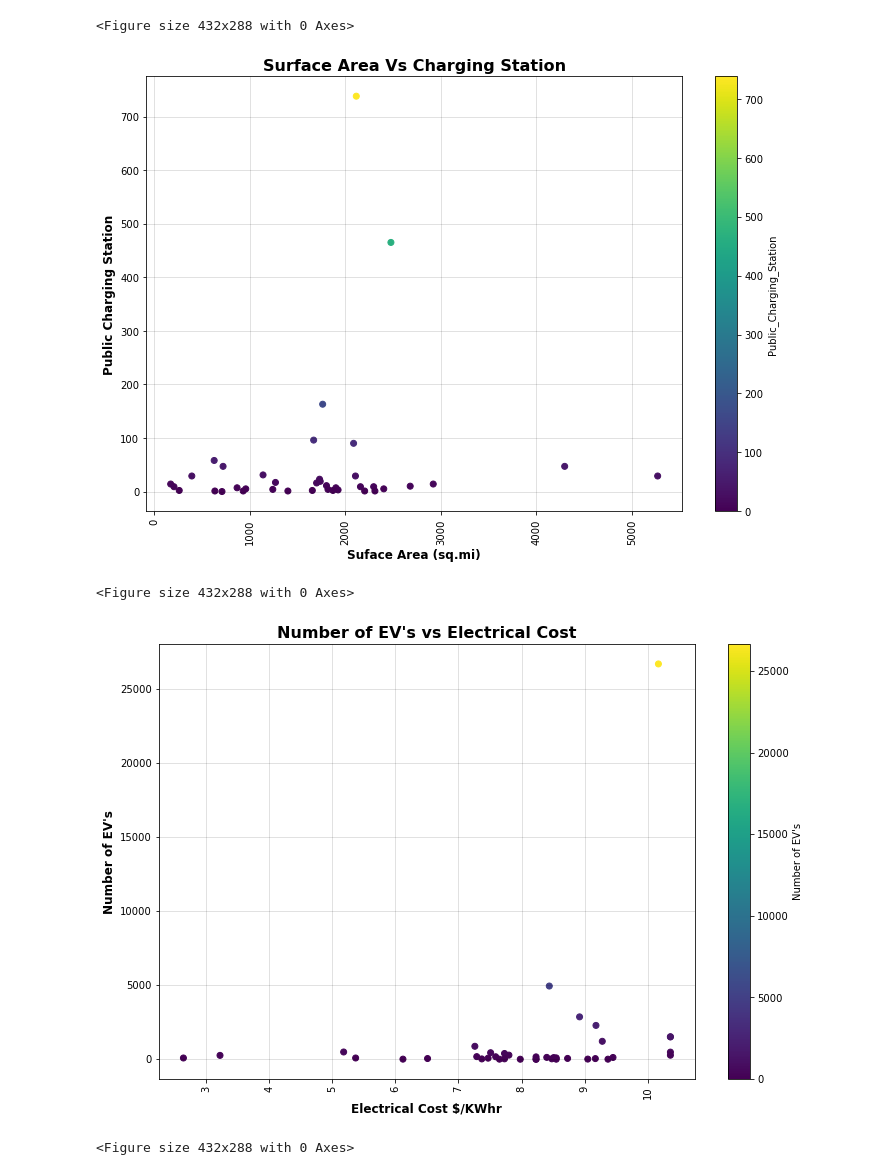
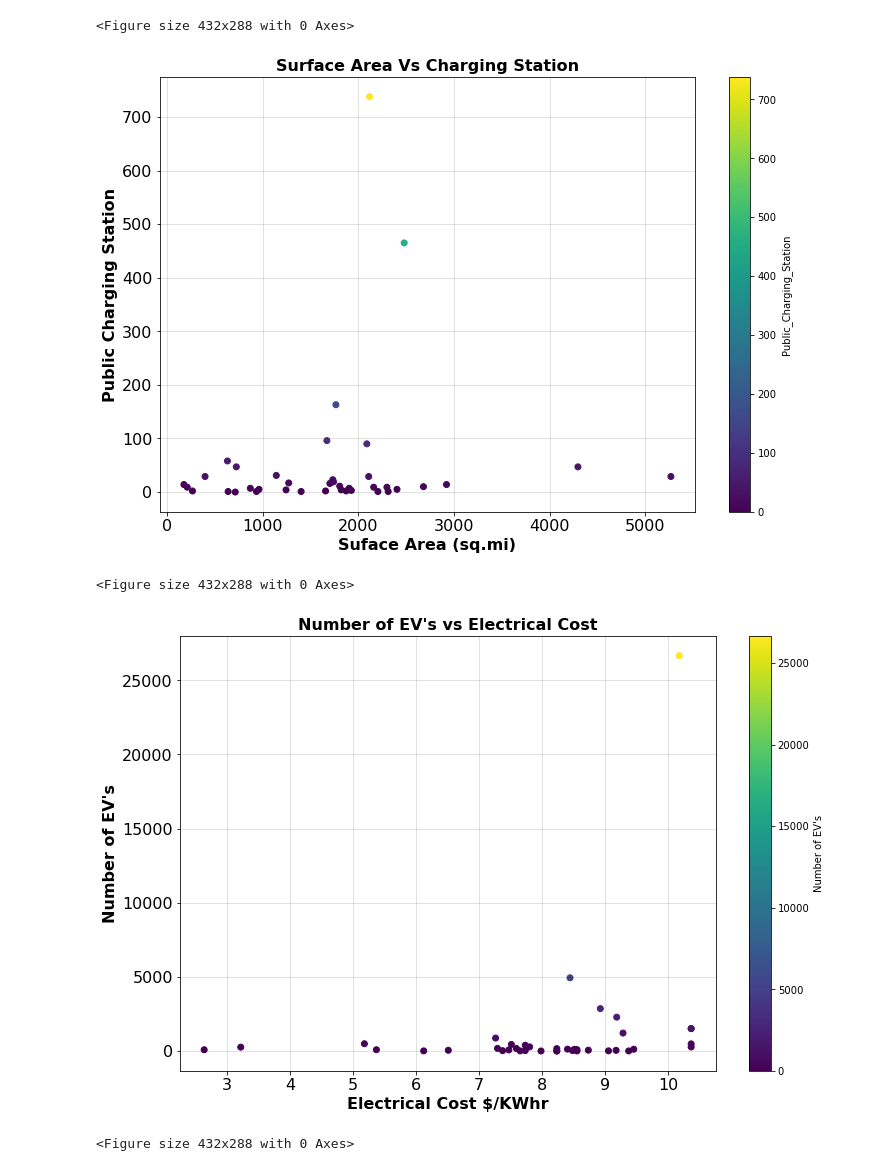
Before and after one commit to fbarillas08/Electric-Vehicles-in-WashingtonState, a Jupyter notebook: Project1_EV_WashingtonState.ipynb, the cells around one changed output. Cells and saved outputs as stored; diff of their text form; code cells hidden in the pictures.

```diff
--- a/Project1_EV_WashingtonState.ipynb
+++ b/Project1_EV_WashingtonState.ipynb
@@ -618,39 +819,43 @@ plt.savefig("PiePlot_Top5Counties.png")
 # %%
 ## Charging Stations as a function of County Surface Area
 
 fig7 = plt.figure(figsize =(12,8))
-plt.xticks(rotation = 90)
+plt.xticks(fontsize = 16, color = 'k', rotation = 0)
+plt.yticks(fontsize = 16, color = 'k', rotation = 0)
+
 plt.scatter(Rates_Population_df['Land_Surface_Area'], Rates_Population_df["Public_Charging_Station"], c = Rates_Population_df["Public_Charging_Station"])
 clb = plt.colorbar()
-plt.xlabel("Suface Area (sq.mi)",fontsize = 12, fontweight ='bold')
-plt.ylabel("Public Charging Station",fontsize = 12, fontweight ='bold')
+plt.xlabel("Suface Area (sq.mi)",fontsize = 16, fontweight ='bold')
+plt.ylabel("Public Charging Station",fontsize = 16, fontweight ='bold')
 plt.grid(color='k', alpha = 0.15)
 plt.title("Surface Area Vs Charging Station", fontsize = 16, fontweight ='bold')
 clb.set_label("Public_Charging_Station")
 
 plt.show()
 plt.savefig("Scatter_Stations_Per_County.png")
 # %% [output]
-[figure, old version]
+[figure, new version]
 <Figure size 432x288 with 0 Axes>
 # %%
 ## Number of Cars as a function of Electric Cost ($/Kwhr)
 
 fig8 = plt.figure(figsize =(12,8))
-plt.xticks(rotation = 90)
+plt.xticks(fontsize = 16, color = 'k', rotation = 0)
+plt.yticks(fontsize = 16, color = 'k', rotation = 0)
+
+
 plt.scatter(Rates_Population_df['Electric_Cost_KWhr'], Rates_Population_df["EVs_Per_County"], c = Rates_Population_df["EVs_Per_County"])
 clb = plt.colorbar()
-plt.xlabel("Electrical Cost $/KWhr",fontsize = 12, fontweight ='bold')
-plt.ylabel("Number of EV's",fontsize = 12, fontweight ='bold')
+plt.xlabel("Electrical Cost $/KWhr",fontsize = 16, fontweight ='bold')
+plt.ylabel("Number of EV's",fontsize = 16, fontweight ='bold')
 plt.grid(color='k', alpha = 0.15)
 plt.title("Number of EV's vs Electrical Cost", fontsize = 16, fontweight ='bold')
 clb.set_label("Number of EV's")
 
-
 plt.show()
 plt.savefig("Scatter_EVs_Per_Electrical.png")
 # %% [output]
-[figure, old version]
+[figure, new version]
 <Figure size 432x288 with 0 Axes>
 # %%
 ## Number of Electrical Cars vs Size of the Population
```
Also changed, not shown: parts of 27 cells of this notebook, 20 other files.
